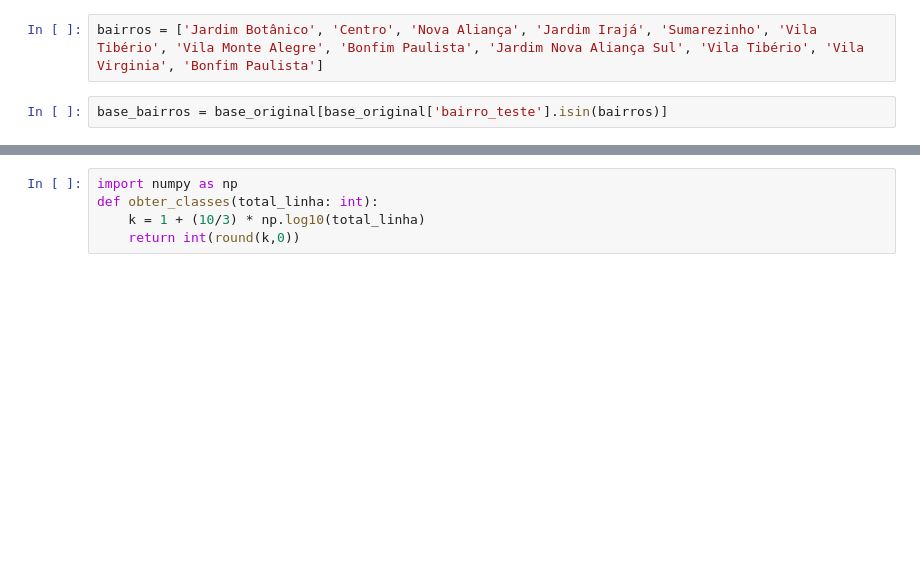
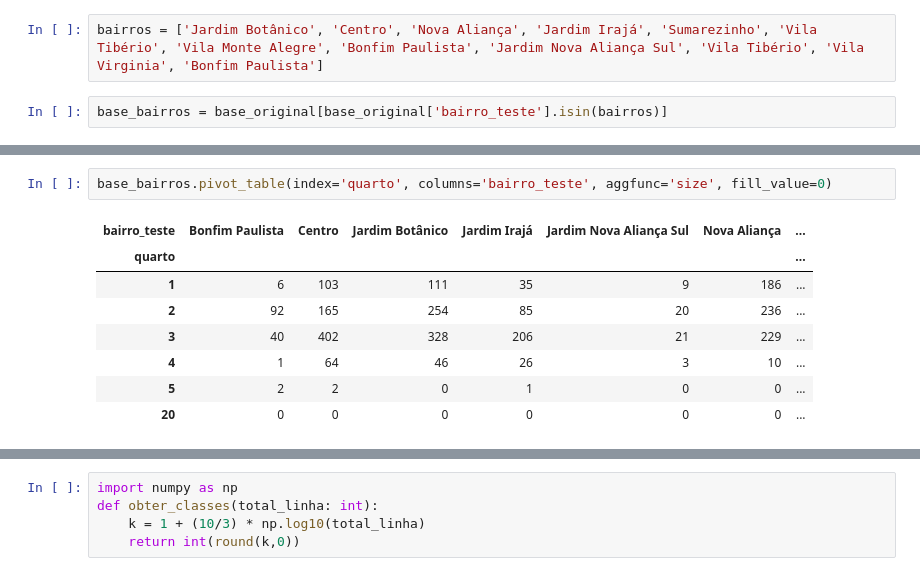
Before and after one commit to rodrigorocha1/extracao_viva_real_selenium, a Jupyter notebook: notebooks_exemplo/visualizacaov2.ipynb, the cells around one changed output, grey strips where cells are left out. Saved outputs shown, nothing was run; the diff lists cells and outputs as text; blank space fills up the shorter version.

```diff
--- a/notebooks_exemplo/visualizacaov2.ipynb
+++ b/notebooks_exemplo/visualizacaov2.ipynb
@@ -134,3 +157,14 @@ base_bairros.head()
 | 3 | Apartamento | Apartamento com 2 Quartos à Venda... | 290000.00 | 54 | 2 | 2 | 1 | 2667652105 | Nova Aliança |
 | 9 | Apartamento | Apartamento com 2 Quartos à Venda... | 370000.00 | 64 | 2 | 2 | 2 | 2694181987 | Jardim Botânico |
 | 14 | Apartamento | Apartamento com 2 Quartos à Venda... | 298000.00 | 84 | 2 | 2 | 1 | 2586310967 | Vila Monte Alegre |
+# %%
+base_bairros.pivot_table(index='quarto', columns='bairro_teste', aggfunc='size', fill_value=0)
+# %% [output]
+| bairro_teste | Bonfim Paulista | Centro | Jardim Botânico | Jardim Irajá | Jardim Nova Aliança Sul | Nova Aliança | ... |
+| quarto |  |  |  |  |  |  | ... |
+| 1 | 6 | 103 | 111 | 35 | 9 | 186 | ... |
+| 2 | 92 | 165 | 254 | 85 | 20 | 236 | ... |
+| 3 | 40 | 402 | 328 | 206 | 21 | 229 | ... |
+| 4 | 1 | 64 | 46 | 26 | 3 | 10 | ... |
+| 5 | 2 | 2 | 0 | 1 | 0 | 0 | ... |
+| 20 | 0 | 0 | 0 | 0 | 0 | 0 | ... |
```
Also changed, not shown: parts of 5 cells of this notebook.
